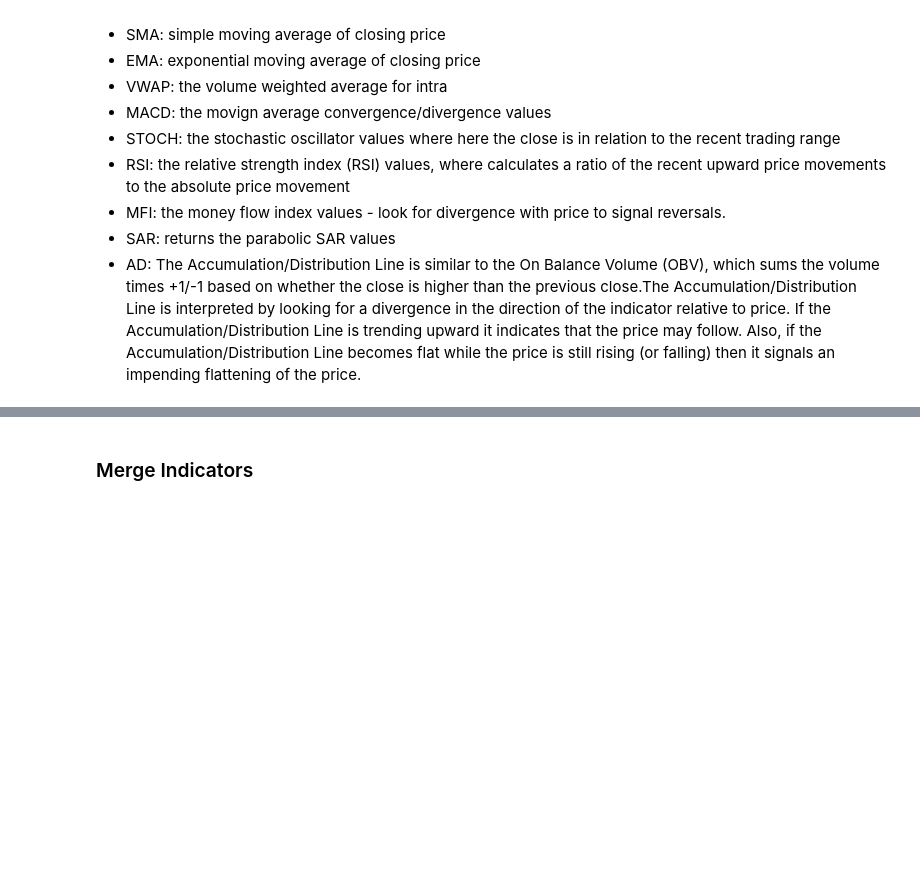
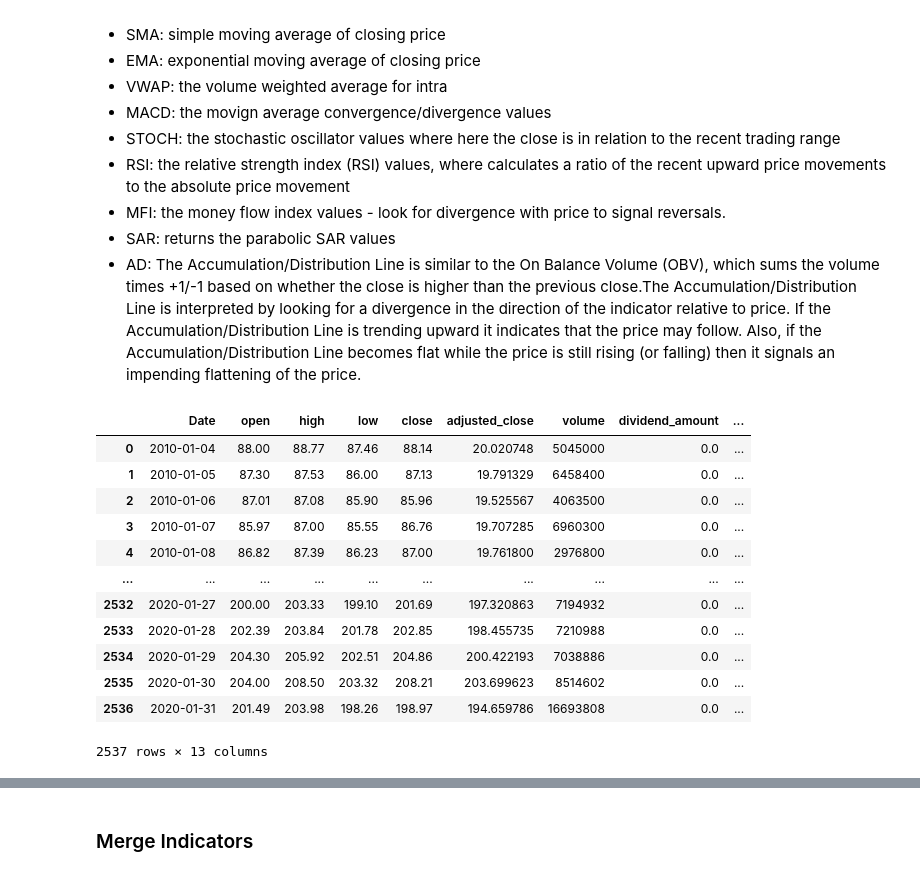
Before and after one commit to ElinorCheng/STA561, a Jupyter notebook: predictors/predictor_prep.ipynb, the cells around one changed output, grey strips where cells are left out. Saved outputs shown, nothing was run; the diff lists cells and outputs as text; code cells hidden in the pictures; blank space fills up the shorter version.

Commit message:
modify nan of tech

```diff
--- a/predictors/predictor_prep.ipynb
+++ b/predictors/predictor_prep.ipynb
@@ -405,15 +358,17 @@ if not os.path.isdir('Tech/Monthly'):
 
 stock_list = ['AAPL','MSFT','GOOG','AMZN','NVDA','BRK-B','TSLA','META','JNJ','V']
 # %%
+import tech_indicators as ti
 AAPL = pd.read_csv("../stock_price/Daily/AAPL.csv")
-df = AAPL.copy()
-sma = calculate_sma(df, window=14)
-ema = calculate_ema(df, window=14)
-k, d = calculate_stoch(df)
-rsi = calculate_rsi(df)
-mfi = calculate_mfi(df)
-sar = calculate_sar(df)
-ad = calc_AD(df)
+df = stock_df.copy().sort_values(by="Date").reset_index(drop=True)
+#df.reset_index(inplace=True)
+sma = ti.calculate_sma(df, window=14)
+ema = ti.calculate_ema(df, window=14)
+k, d = ti.calculate_stoch(df)
+rsi = ti.calculate_rsi(df)
+mfi = ti.calculate_mfi(df)
+sar = ti.calculate_sar(df)
+ad = ti.calc_AD(df)
 
 tech_Daily = pd.DataFrame({"Date":df.loc[:,"Date"],
               "SMA":sma,
@@ -425,6 +380,22 @@ tech_Daily = pd.DataFrame({"Date":df.loc[:,"Date"],
               "SAR":sar,
               "AD":ad
               })
+# %%
+df
+# %% [output]
+|  | Date | open | high | low | close | adjusted_close | volume | dividend_amount | ... |
+| 0 | 2010-01-04 | 88.00 | 88.77 | 87.46 | 88.14 | 20.020748 | 5045000 | 0.0 | ... |
+| 1 | 2010-01-05 | 87.30 | 87.53 | 86.00 | 87.13 | 19.791329 | 6458400 | 0.0 | ... |
+| 2 | 2010-01-06 | 87.01 | 87.08 | 85.90 | 85.96 | 19.525567 | 4063500 | 0.0 | ... |
+| 3 | 2010-01-07 | 85.97 | 87.00 | 85.55 | 86.76 | 19.707285 | 6960300 | 0.0 | ... |
+| 4 | 2010-01-08 | 86.82 | 87.39 | 86.23 | 87.00 | 19.761800 | 2976800 | 0.0 | ... |
+| ... | ... | ... | ... | ... | ... | ... | ... | ... | ... |
+| 2532 | 2020-01-27 | 200.00 | 203.33 | 199.10 | 201.69 | 197.320863 | 7194932 | 0.0 | ... |
+| 2533 | 2020-01-28 | 202.39 | 203.84 | 201.78 | 202.85 | 198.455735 | 7210988 | 0.0 | ... |
+| 2534 | 2020-01-29 | 204.30 | 205.92 | 202.51 | 204.86 | 200.422193 | 7038886 | 0.0 | ... |
+| 2535 | 2020-01-30 | 204.00 | 208.50 | 203.32 | 208.21 | 203.699623 | 8514602 | 0.0 | ... |
+| 2536 | 2020-01-31 | 201.49 | 203.98 | 198.26 | 198.97 | 194.659786 | 16693808 | 0.0 | ... |
+2537 rows × 13 columns
 # %%
 for stock in stock_list:
     stock_df = pd.read_csv("../stock_price/Daily/"+stock+".csv")
```
Also changed, not shown: parts of 15 cells of this notebook, 36 other files.
